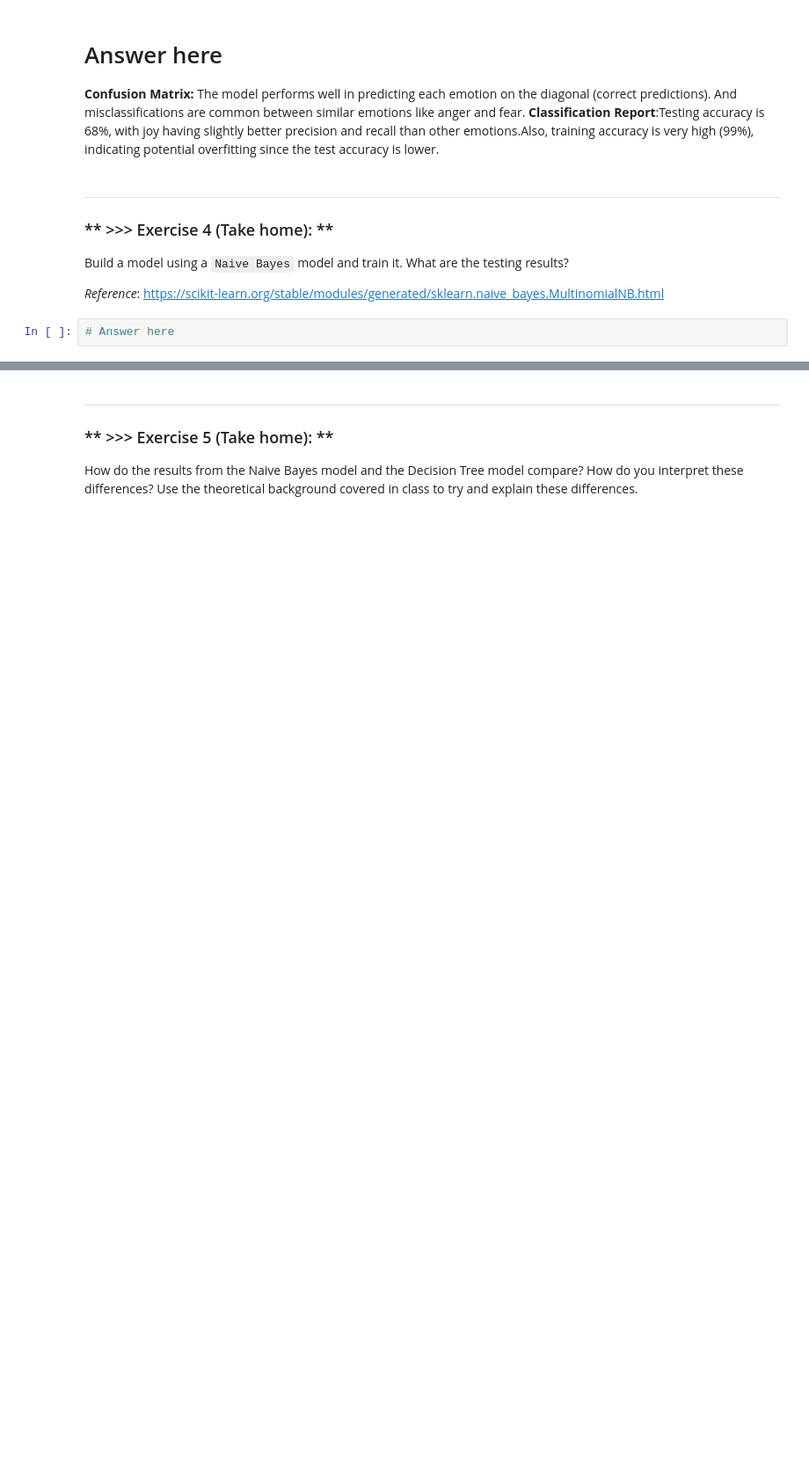
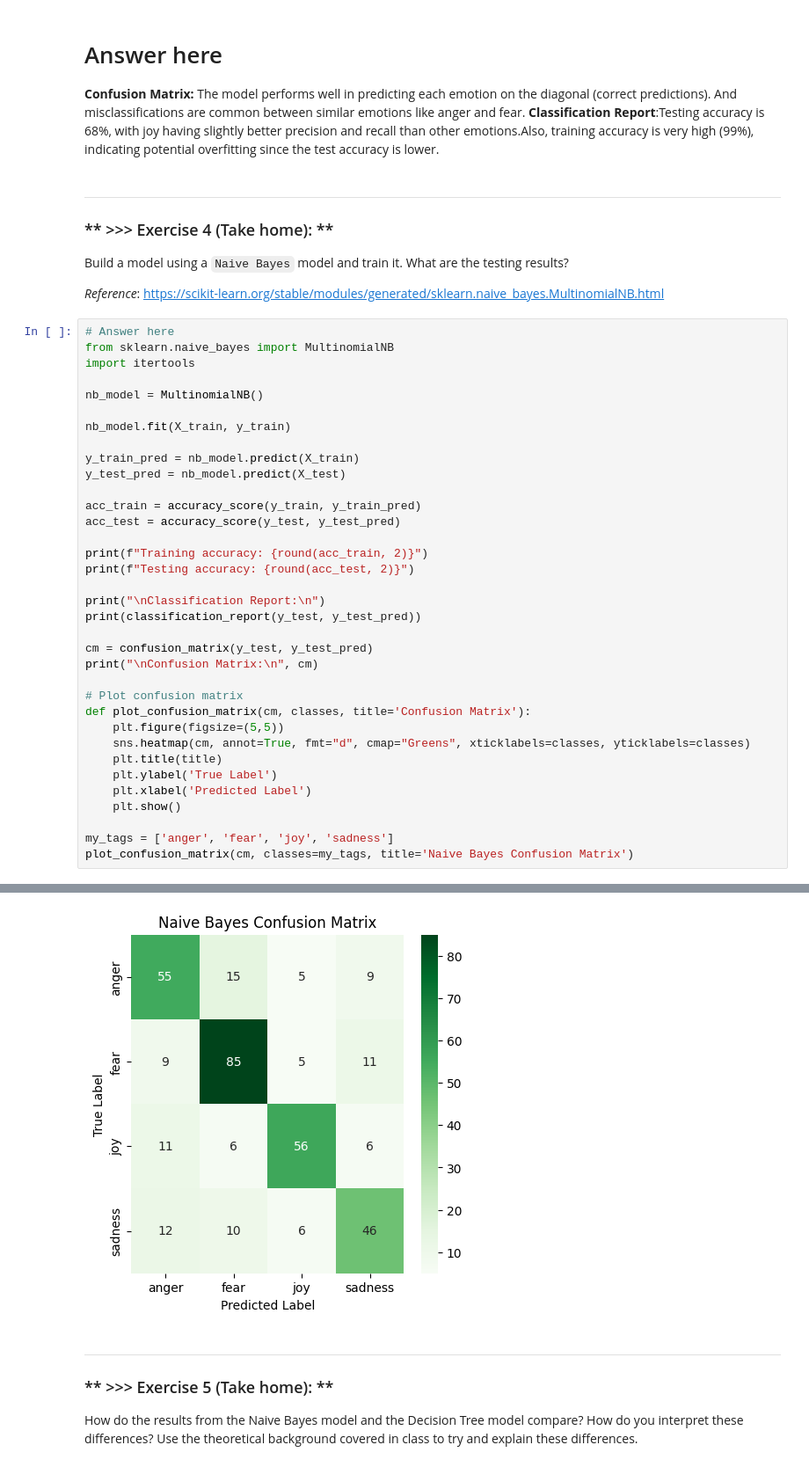
Before and after one commit to ErkaGlt/DM2024-Lab2-Master, a Jupyter notebook: DM2024-Lab2-Master.ipynb, the cells around one changed output, grey strips where cells are left out. Shown: that part at 88% size. Cells and saved outputs as stored; diff of their text form; blank space fills up the shorter version.

````diff
--- a/DM2024-Lab2-Master.ipynb
+++ b/DM2024-Lab2-Master.ipynb
@@ -522,5 +520,39 @@ Can you interpret the results above? What do they mean?
 Build a model using a ```Naive Bayes``` model and train it. What are the testing results?
 
 *Reference*: https://scikit-learn.org/stable/modules/generated/sklearn.naive_bayes.MultinomialNB.html
-# %%
-# Answer here
+# %%
+# Answer here
+from sklearn.naive_bayes import MultinomialNB
+import itertools
+
+nb_model = MultinomialNB()
+
+nb_model.fit(X_train, y_train)
+
+y_train_pred = nb_model.predict(X_train)
+y_test_pred = nb_model.predict(X_test)
+
+acc_train = accuracy_score(y_train, y_train_pred)
+acc_test = accuracy_score(y_test, y_test_pred)
+
+print(f"Training accuracy: {round(acc_train, 2)}")
+print(f"Testing accuracy: {round(acc_test, 2)}")
+
+print("\nClassification Report:\n")
+print(classification_report(y_test, y_test_pred))
+
+cm = confusion_matrix(y_test, y_test_pred)
+print("\nConfusion Matrix:\n", cm)
+
+# Plot confusion matrix
+def plot_confusion_matrix(cm, classes, title='Confusion Matrix'):
+    plt.figure(figsize=(5,5))
+    sns.heatmap(cm, annot=True, fmt="d", cmap="Greens", xticklabels=classes, yticklabels=classes)
+    plt.title(title)
+    plt.ylabel('True Label')
+    plt.xlabel('Predicted Label')
+    plt.show()
+
+my_tags = ['anger', 'fear', 'joy', 'sadness']
+plot_confusion_matrix(cm, classes=my_tags, title='Naive Bayes Confusion Matrix')
+# %% [output]
@@ -527,3 +576,4 @@
+[figure, added]
 # %% [markdown]
 ---
 ### ** >>> Exercise 5 (Take home): **
````
Also changed, not shown: parts of 16 cells of this notebook.
